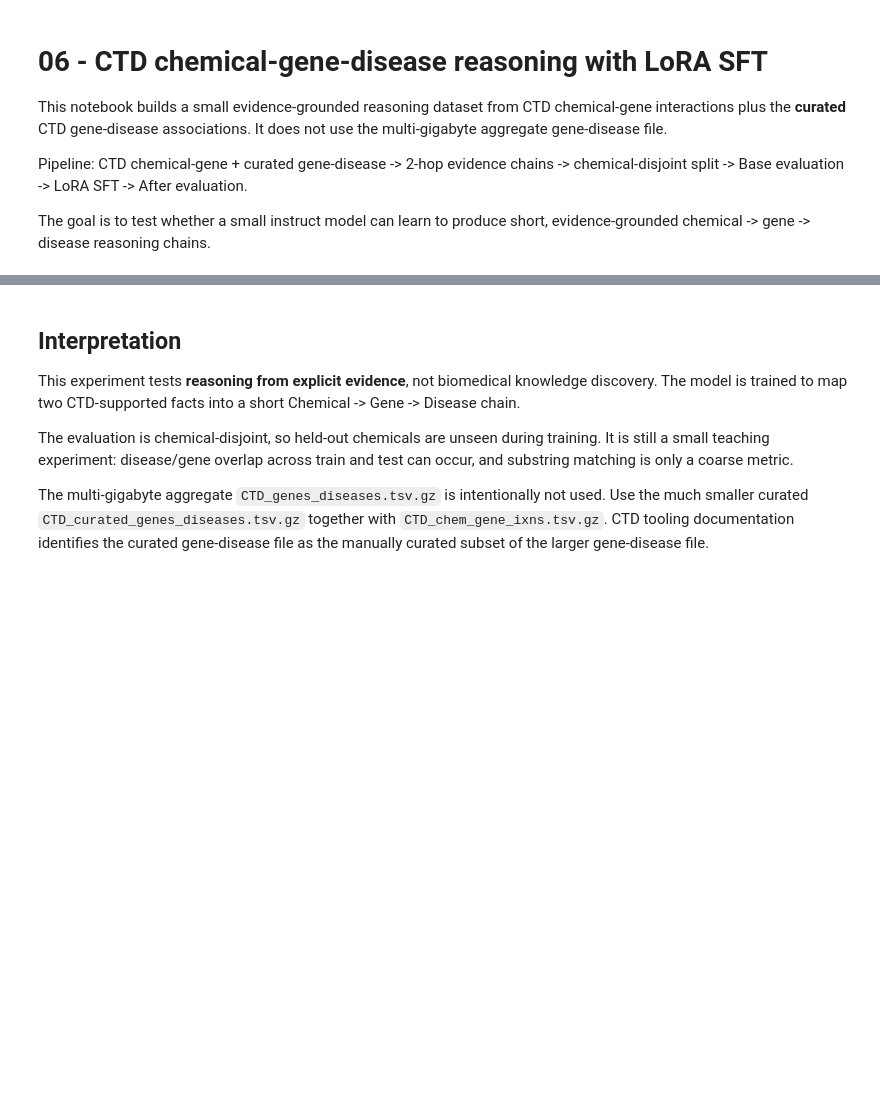
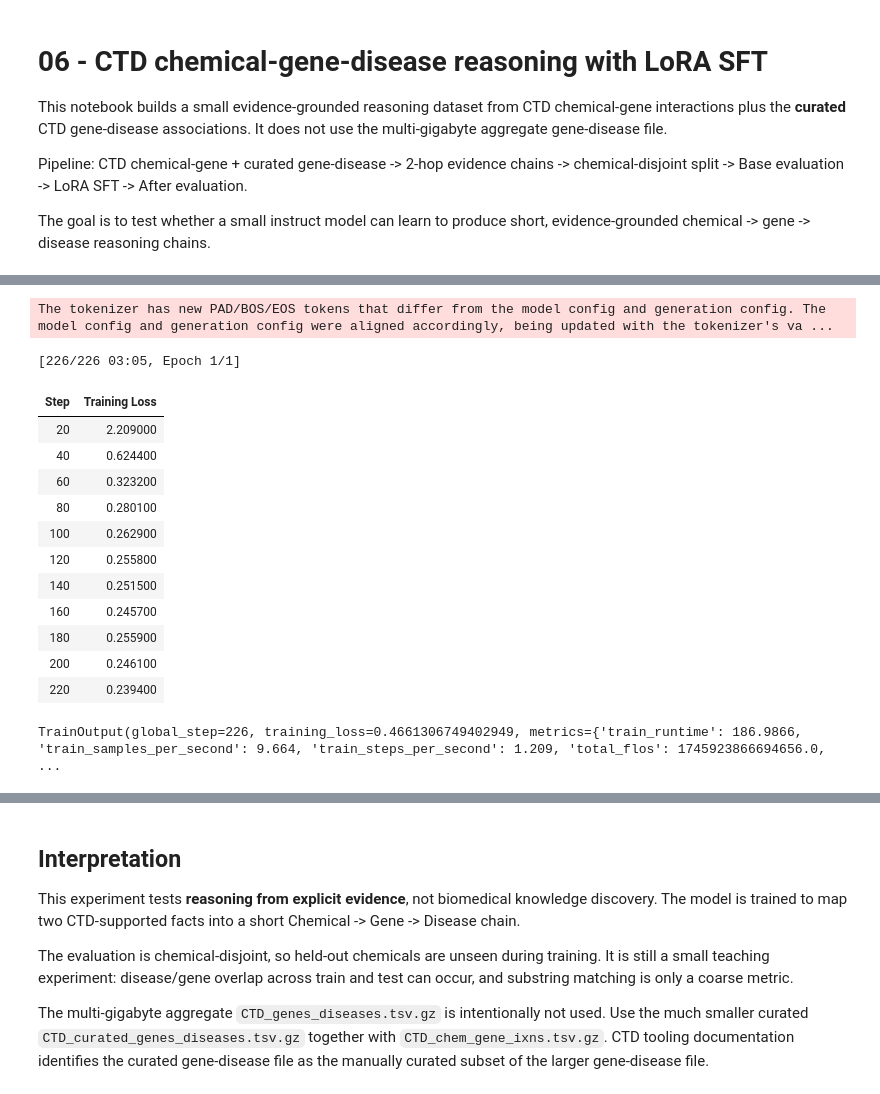
Before and after one commit to inoue0426/llm-post-training, a Jupyter notebook: notebooks/06_ctd_reasoning_sft_v2.ipynb, the cells around one changed output, grey strips where cells are left out. Drawn from its saved outputs; the diff is of its cells as text; code cells hidden in the pictures; blank space fills up the shorter version.

```diff
--- a/notebooks/06_ctd_reasoning_sft_v2.ipynb
+++ b/notebooks/06_ctd_reasoning_sft_v2.ipynb
@@ -206,22 +279,23 @@ lora_config = LoraConfig(
 )
 
 sft_args = SFTConfig(
-    output_dir='./outputs/ctd-reasoning-sft',
+    output_dir="./outputs/ctd-reasoning-sft",
     per_device_train_batch_size=2,
     gradient_accumulation_steps=4,
     num_train_epochs=1,
     learning_rate=2e-4,
     max_length=512,
     logging_steps=20,
-    save_strategy='no',
-    report_to='none',
+    save_strategy="no",
+    report_to="none",
     gradient_checkpointing=False,
-    use_cache=False,
     packing=True,
-    dataset_text_field='text',
+    dataset_text_field="text",
     fp16=torch.cuda.is_available() and not torch.cuda.is_bf16_supported(),
     bf16=torch.cuda.is_available() and torch.cuda.is_bf16_supported(),
 )
+
+train_ds = train_ds.select_columns(["text"])
 
 trainer = SFTTrainer(
     model=model,
@@ -230,4 +304,6 @@ trainer = SFTTrainer(
     processing_class=tokenizer,
     peft_config=lora_config,
 )
+
 trainer.train()
+# %% [output]
@@ -234,3 +312,18 @@ trainer.train()
+The tokenizer has new PAD/BOS/EOS tokens that differ from the model config and generation config. The model config and generation config were aligned accordingly, being updated with the tokenizer's va ...
+[226/226 03:05, Epoch 1/1]
+| Step | Training Loss |
+| 20 | 2.209000 |
+| 40 | 0.624400 |
+| 60 | 0.323200 |
+| 80 | 0.280100 |
+| 100 | 0.262900 |
+| 120 | 0.255800 |
+| 140 | 0.251500 |
+| 160 | 0.245700 |
+| 180 | 0.255900 |
+| 200 | 0.246100 |
+| 220 | 0.239400 |
+TrainOutput(global_step=226, training_loss=0.4661306749402949, metrics={'train_runtime': 186.9866, 'train_samples_per_second': 9.664, 'train_steps_per_second': 1.209, 'total_flos': 1745923866694656.0, ...
 # %%
 model.eval()
 after_predictions = generate_batch(model, eval_df['prompt'].tolist())
```
Also changed, not shown: parts of 9 cells of this notebook.
